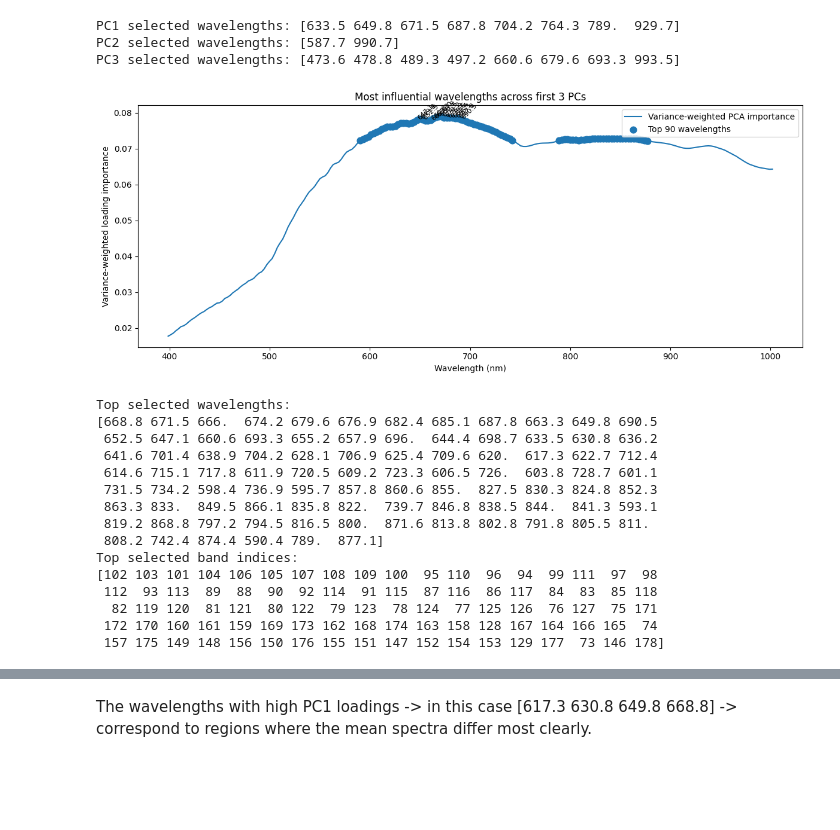
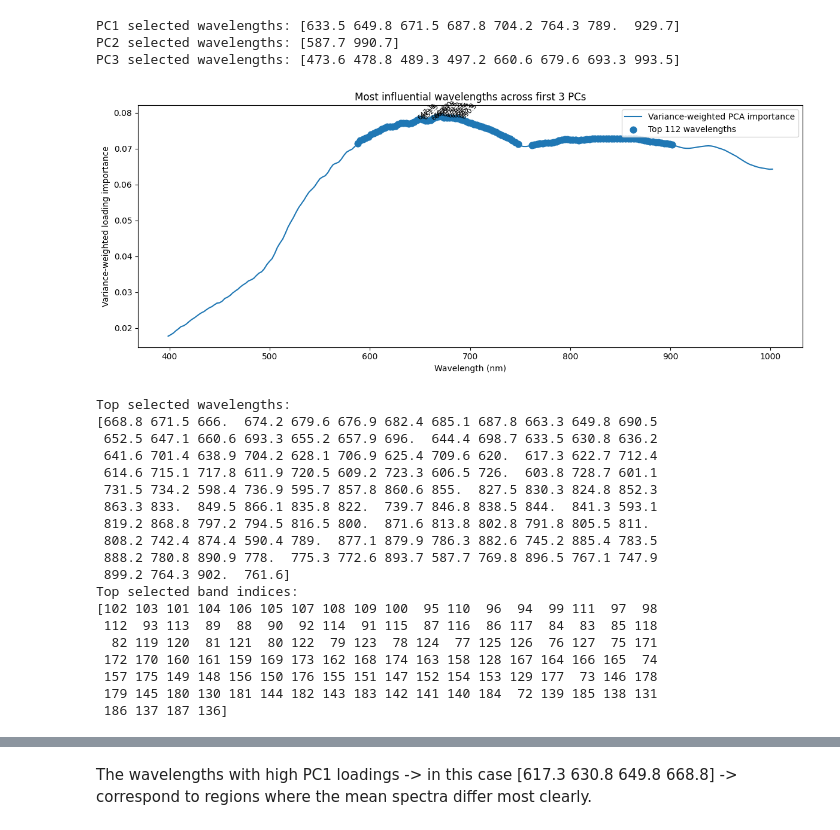
Before and after one commit to isaacmuscat03/Grain-Variety-Classification, a Jupyter notebook: PCA_copy.ipynb, the cells around one changed output, grey strips where cells are left out. Drawn from its saved outputs; the diff is of its cells as text; code cells hidden in the pictures; blank space fills up the shorter version.

```diff
--- a/PCA_copy.ipynb
+++ b/PCA_copy.ipynb
@@ -17,5 +26,5 @@ from load_data import load
 # %%
-train_files = load()
+train_files, _, _, _ = load_data()
 # %% [output]
  Mounting E: into /mnt/e ...
 [OK] Found dataset: /mnt/e/HSI_Dataset_2/Elements/data
@@ -353,11 +355,6 @@ for var in varieties:
 # %%
 # --- PCA loading-based wavelength selection ---
-
-from scipy.signal import find_peaks
-import numpy as np
-import matplotlib.pyplot as plt
-
-N_LOADINGS = min(N_PCS, 6)   # similar to plum paper: inspecting first few PCs
+N_LOADINGS = N_PCS   # inspecting first few PCs
 loading_threshold = 0.05     # may need adjustment; going off of source from plum paper
 
 selected_bands = {}
@@ -426,36 +423,36 @@ band_importance = (abs_loadings * explained_weights[:, np.newaxis]).sum(axis=0)
 ranked_band_indices = np.argsort(band_importance)[::-1]
 
 # Select top wavelengths for visualisation
-top_k = 90
+top_k = 112
 top_idx = ranked_band_indices[:top_k]
 top_wavelengths = wavelengths[top_idx]
 
 plt.figure(figsize=(12, 5))
 plt.plot(wavelengths, band_importance, label="Variance-weighted PCA importance")
 plt.scatter(
     top_wavelengths,
     band_importance[top_idx],
     s=60,
     label=f"Top {top_k} wavelengths"
 )
 
 for wl, val in zip(top_wavelengths[:15], band_importance[top_idx][:15]):
     plt.text(wl, val, f"{wl:.1f}", fontsize=8, rotation=45)
 
 plt.xlabel("Wavelength (nm)")
 plt.ylabel("Variance-weighted loading importance")
 plt.title(f"Most influential wavelengths across first {N_LOADINGS} PCs")
 plt.legend()
 plt.tight_layout()
 plt.show()
 
 print("Top selected wavelengths:")
 print(np.round(top_wavelengths, 1))
 
 print("Top selected band indices:")
 print(top_idx)
 # %% [output]
-[figure, old version]
+[figure, new version]
 Top selected wavelengths:
 [668.8 671.5 666.  674.2 679.6 676.9 682.4 685.1 687.8 663.3 649.8 690.5
  652.5 647.1 660.6 693.3 655.2 657.9 696.  644.4 698.7 633.5 630.8 636.2
@@ -464,13 +461,17 @@ Top selected wavelengths:
  731.5 734.2 598.4 736.9 595.7 857.8 860.6 855.  827.5 830.3 824.8 852.3
  863.3 833.  849.5 866.1 835.8 822.  739.7 846.8 838.5 844.  841.3 593.1
  819.2 868.8 797.2 794.5 816.5 800.  871.6 813.8 802.8 791.8 805.5 811.
- 808.2 742.4 874.4 590.4 789.  877.1]
+ 808.2 742.4 874.4 590.4 789.  877.1 879.9 786.3 882.6 745.2 885.4 783.5
+ 888.2 780.8 890.9 778.  775.3 772.6 893.7 587.7 769.8 896.5 767.1 747.9
+ 899.2 764.3 902.  761.6]
 Top selected band indices:
 [102 103 101 104 106 105 107 108 109 100  95 110  96  94  99 111  97  98
  112  93 113  89  88  90  92 114  91 115  87 116  86 117  84  83  85 118
   82 119 120  81 121  80 122  79 123  78 124  77 125 126  76 127  75 171
  172 170 160 161 159 169 173 162 168 174 163 158 128 167 164 166 165  74
- 157 175 149 148 156 150 176 155 151 147 152 154 153 129 177  73 146 178]
+ 157 175 149 148 156 150 176 155 151 147 152 154 153 129 177  73 146 178
+ 179 145 180 130 181 144 182 143 183 142 141 140 184  72 139 185 138 131
+ 186 137 187 136]
 # %% [markdown]
 The PCA score plots show whether grain varieties separate in reduced spectral space.
 
```
Also changed, not shown: parts of 12 cells of this notebook, 1 other file.
